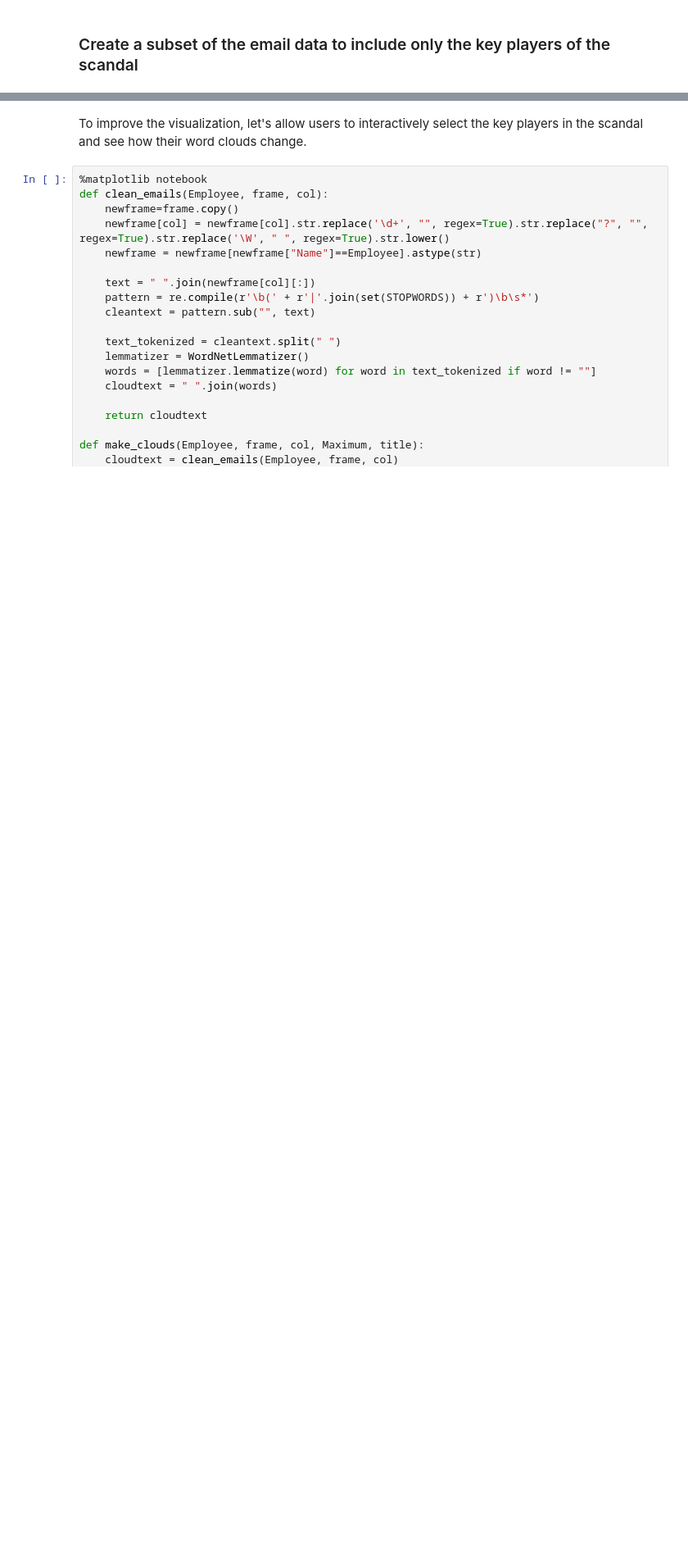
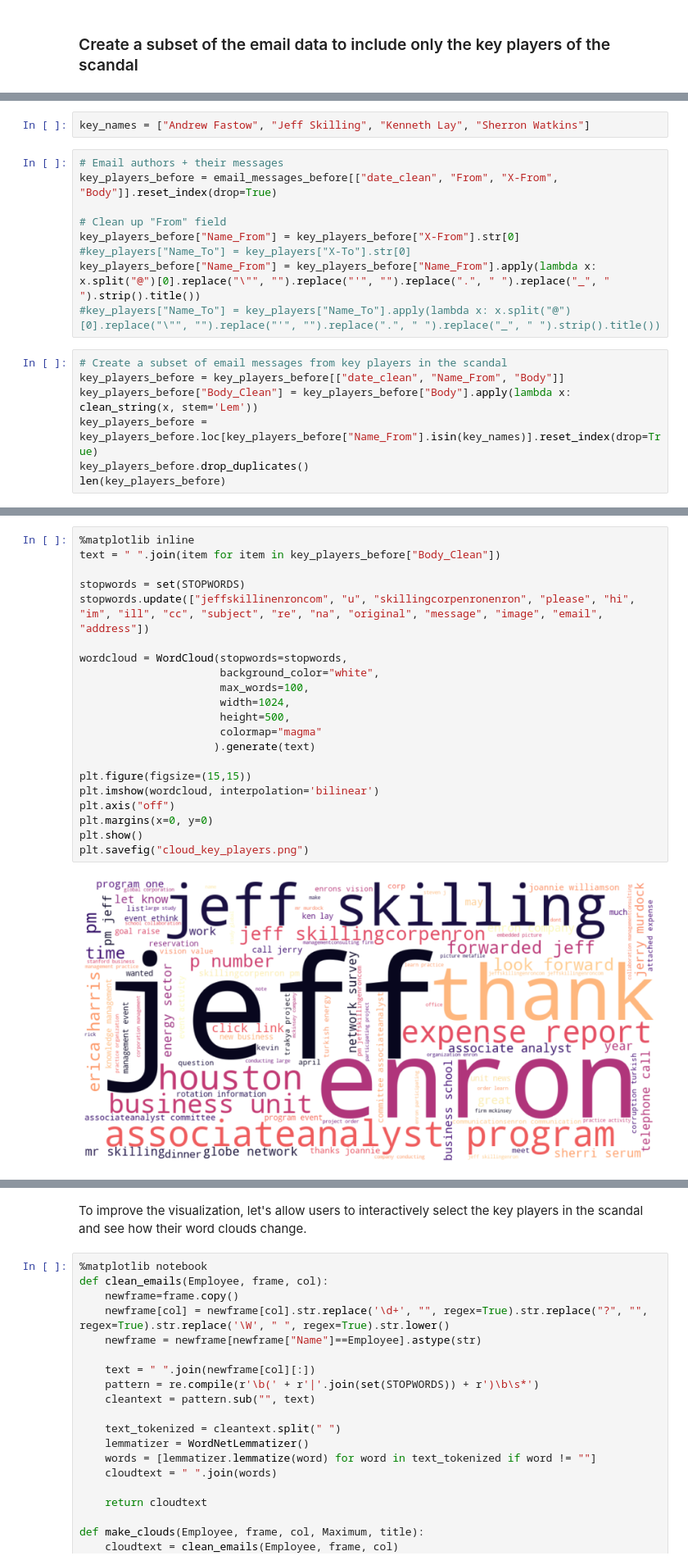
Before and after one commit to akikoiwamizu/enron-vizards, a Jupyter notebook: viz/altair/clouds-akiko.ipynb, the cells around one changed output, grey strips where cells are left out. Shown at 82% size. Drawn from its saved outputs; the diff is of its cells as text; blank space fills up the shorter version.

```diff
--- a/viz/altair/clouds-akiko.ipynb
+++ b/viz/altair/clouds-akiko.ipynb
@@ -227,0 +364,18 @@ key_players.head()
+# %%
+key_names = ["Andrew Fastow", "Jeff Skilling", "Kenneth Lay", "Sherron Watkins"]
+# %%
+# Email authors + their messages
+key_players_before = email_messages_before[["date_clean", "From", "X-From", "Body"]].reset_index(drop=True)
+
+# Clean up "From" field
+key_players_before["Name_From"] = key_players_before["X-From"].str[0]
+#key_players["Name_To"] = key_players["X-To"].str[0]
+key_players_before["Name_From"] = key_players_before["Name_From"].apply(lambda x: x.split("@")[0].replace("\"", "").replace("'", "").replace(".", " ").replace("_", " ").strip().title())
+#key_players["Name_To"] = key_players["Name_To"].apply(lambda x: x.split("@")[0].replace("\"", "").replace("'", "").replace(".", " ").replace("_", " ").strip().title())
+# %%
+# Create a subset of email messages from key players in the scandal
+key_players_before = key_players_before[["date_clean", "Name_From", "Body"]]
+key_players_before["Body_Clean"] = key_players_before["Body"].apply(lambda x: clean_string(x, stem='Lem'))
+key_players_before = key_players_before.loc[key_players_before["Name_From"].isin(key_names)].reset_index(drop=True)
+key_players_before.drop_duplicates()
+len(key_players_before)
@@ -251,0 +504,23 @@ key_players.to_csv('key_players.zip', index=True, compression=compression_opts)
+# %%
+%matplotlib inline
+text = " ".join(item for item in key_players_before["Body_Clean"])
+
+stopwords = set(STOPWORDS)
+stopwords.update(["jeffskillinenroncom", "u", "skillingcorpenronenron", "please", "hi", "im", "ill", "cc", "subject", "re", "na", "original", "message", "image", "email", "address"])
+
+wordcloud = WordCloud(stopwords=stopwords,
+                      background_color="white",
+                      max_words=100,
+                      width=1024,
+                      height=500,
+                      colormap="magma"
+                     ).generate(text)
+
+plt.figure(figsize=(15,15))
+plt.imshow(wordcloud, interpolation='bilinear')
+plt.axis("off")
+plt.margins(x=0, y=0)
+plt.show()
+plt.savefig("cloud_key_players.png")
+# %% [output]
+[figure, added]
```
Also changed, not shown: parts of 48 cells of this notebook.
